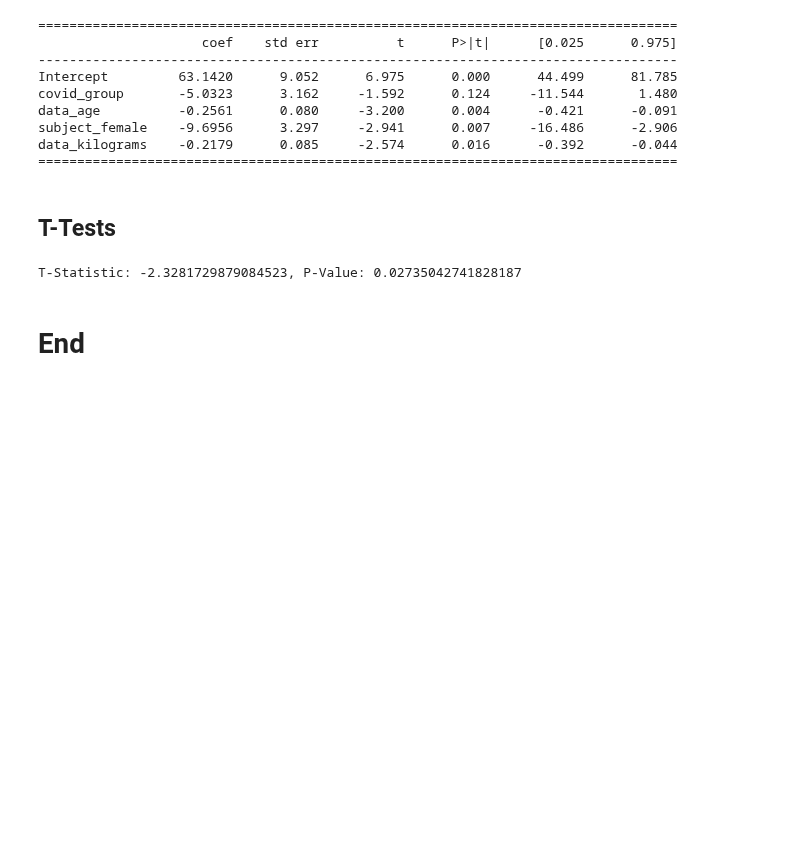
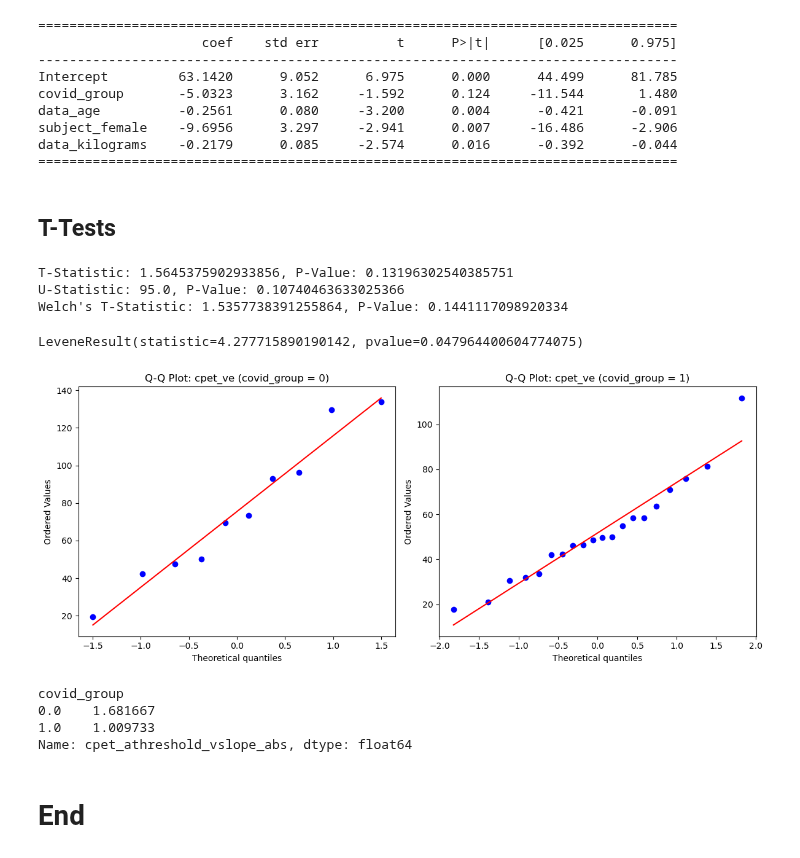
Before and after one commit to orthopedics20/longcovid, a Jupyter notebook: CS-analysis.ipynb, the cells around one changed output. Drawn from its saved outputs; the diff is of its cells as text; code cells hidden in the pictures; blank space fills up the shorter version.

```diff
--- a/CS-analysis.ipynb
+++ b/CS-analysis.ipynb
@@ -285,13 +287,57 @@ data_kilograms    -0.2179      0.085     -2.574      0.016      -0.392      -0.0
 # Run an independent T-Test for cpet_vevco2slope_peak between covid_group 0 and 1
 from scipy import stats
 
-variable = 'psqi_dysfunction'
+variable = 'cpet_athreshold_vslope_rel'  # Change this to test different variables
 
 group0 = df[df['covid_group'] == 0][variable].dropna()
 group1 = df[df['covid_group'] == 1][variable].dropna()
 t_stat, p_value = stats.ttest_ind(group0, group1)
 print(f"T-Statistic: {t_stat}, P-Value: {p_value}")
+
+# Run a Mann Whitney Test for cpet_o2pulse between covid_group 0 and 1
+u_stat, p_value = stats.mannwhitneyu(group0, group1, alternative='two-sided')
+print(f"U-Statistic: {u_stat}, P-Value: {p_value}")
+
+# Run a Welch's T-Test for cpet_o2pulse between covid_group 0 and 1
+t_stat, p_value = stats.ttest_ind(group0, group1, equal_var=False)
+print(f"Welch's T-Statistic: {t_stat}, P-Value: {p_value}")
 # %% [output]
-T-Statistic: -2.3281729879084523, P-Value: 0.02735042741828187
+T-Statistic: 1.5645375902933856, P-Value: 0.13196302540385751
+U-Statistic: 95.0, P-Value: 0.10740463633025366
+Welch's T-Statistic: 1.5357738391255864, P-Value: 0.1441117098920334
+# %%
+import matplotlib.pyplot as plt
+import scipy.stats as stats
+
+variable = 'cpet_ve'
+group0 = df[df['covid_group'] == 0][variable].dropna()
+group1 = df[df['covid_group'] == 1][variable].dropna()
+
+lev = levene(group0, group1)
+print(lev)
+
+plt.figure(figsize=(12, 5))
+
+plt.subplot(1, 2, 1)
+stats.probplot(group0, dist="norm", plot=plt)
+plt.title("Q-Q Plot: cpet_ve (covid_group = 0)")
+
+plt.subplot(1, 2, 2)
+stats.probplot(group1, dist="norm", plot=plt)
+plt.title("Q-Q Plot: cpet_ve (covid_group = 1)")
+
+plt.tight_layout()
+plt.show()
+# %% [output]
+LeveneResult(statistic=4.277715890190142, pvalue=0.047964400604774075)
+[figure, added]
+# %%
+# Print mean cpet_athreshold_vslope_rel for each covid_group
+print(df.groupby('covid_group')['cpet_athreshold_vslope_abs'].mean())
+# %% [output]
+covid_group
+0.0    1.681667
+1.0    1.009733
+Name: cpet_athreshold_vslope_abs, dtype: float64
 # %% [markdown]
 # End
```
Also changed, not shown: parts of 1 cell of this notebook, 9 other files.
